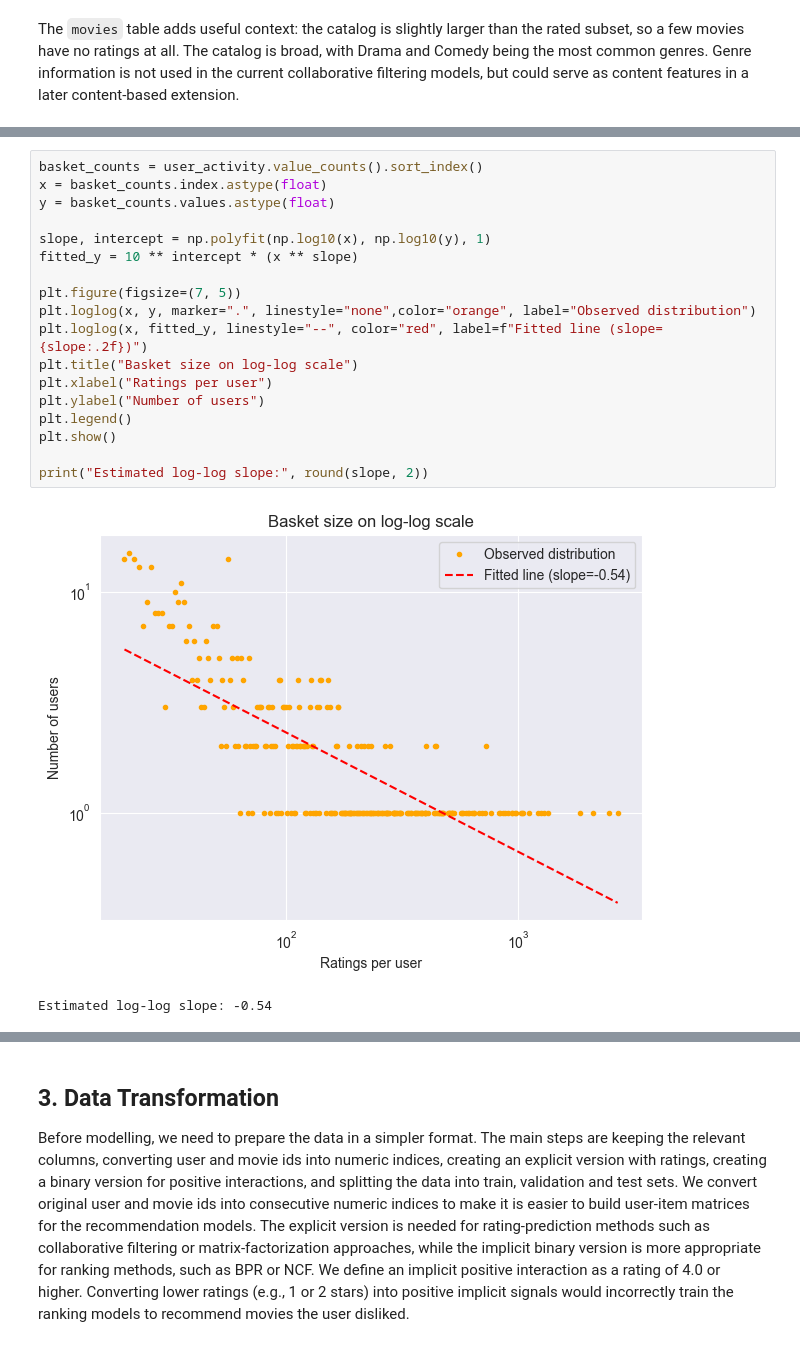
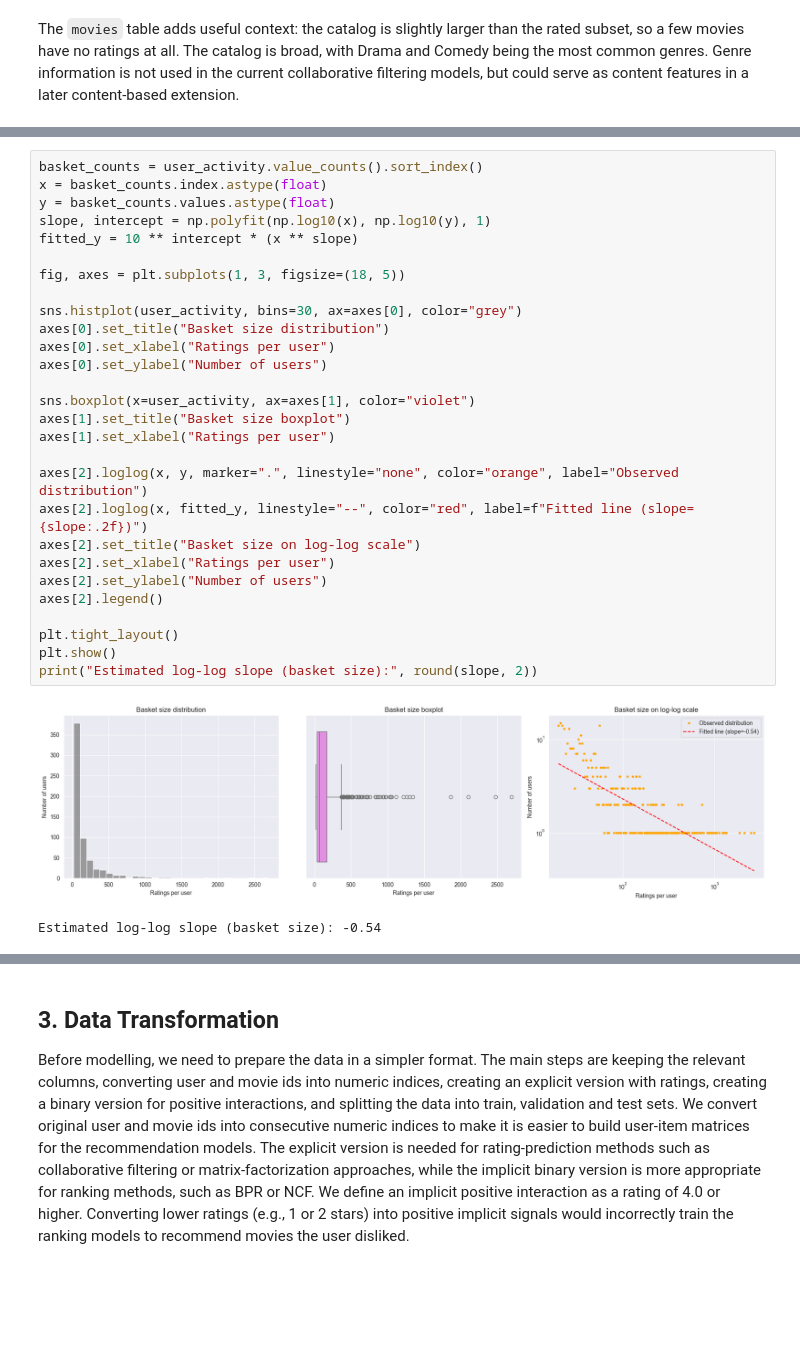
Before and after one commit to arodzina/TACD_project, a Jupyter notebook: data_preparation.ipynb, the cells around one changed output, grey strips where cells are left out. Cells and saved outputs as stored; diff of their text form; blank space fills up the shorter version.

```diff
--- a/data_preparation.ipynb
+++ b/data_preparation.ipynb
@@ -227,21 +215,31 @@ plt.show()
-# %%
-basket_counts = user_activity.value_counts().sort_index()
-x = basket_counts.index.astype(float)
-y = basket_counts.values.astype(float)
-
-slope, intercept = np.polyfit(np.log10(x), np.log10(y), 1)
-fitted_y = 10 ** intercept * (x ** slope)
-
-plt.figure(figsize=(7, 5))
-plt.loglog(x, y, marker=".", linestyle="none",color="orange", label="Observed distribution")
-plt.loglog(x, fitted_y, linestyle="--", color="red", label=f"Fitted line (slope={slope:.2f})")
-plt.title("Basket size on log-log scale")
-plt.xlabel("Ratings per user")
-plt.ylabel("Number of users")
-plt.legend()
-plt.show()
-
-print("Estimated log-log slope:", round(slope, 2))
-# %% [output]
-[figure, removed]
-Estimated log-log slope: -0.54
+# %%
+basket_counts = user_activity.value_counts().sort_index()
+x = basket_counts.index.astype(float)
+y = basket_counts.values.astype(float)
+slope, intercept = np.polyfit(np.log10(x), np.log10(y), 1)
+fitted_y = 10 ** intercept * (x ** slope)
+
+fig, axes = plt.subplots(1, 3, figsize=(18, 5))
+
+sns.histplot(user_activity, bins=30, ax=axes[0], color="grey")
+axes[0].set_title("Basket size distribution")
+axes[0].set_xlabel("Ratings per user")
+axes[0].set_ylabel("Number of users")
+
+sns.boxplot(x=user_activity, ax=axes[1], color="violet")
+axes[1].set_title("Basket size boxplot")
+axes[1].set_xlabel("Ratings per user")
+
+axes[2].loglog(x, y, marker=".", linestyle="none", color="orange", label="Observed distribution")
+axes[2].loglog(x, fitted_y, linestyle="--", color="red", label=f"Fitted line (slope={slope:.2f})")
+axes[2].set_title("Basket size on log-log scale")
+axes[2].set_xlabel("Ratings per user")
+axes[2].set_ylabel("Number of users")
+axes[2].legend()
+
+plt.tight_layout()
+plt.show()
+print("Estimated log-log slope (basket size):", round(slope, 2))
+# %% [output]
+[figure, added]
+Estimated log-log slope (basket size): -0.54
```
Also changed, not shown: parts of 11 cells of this notebook.
